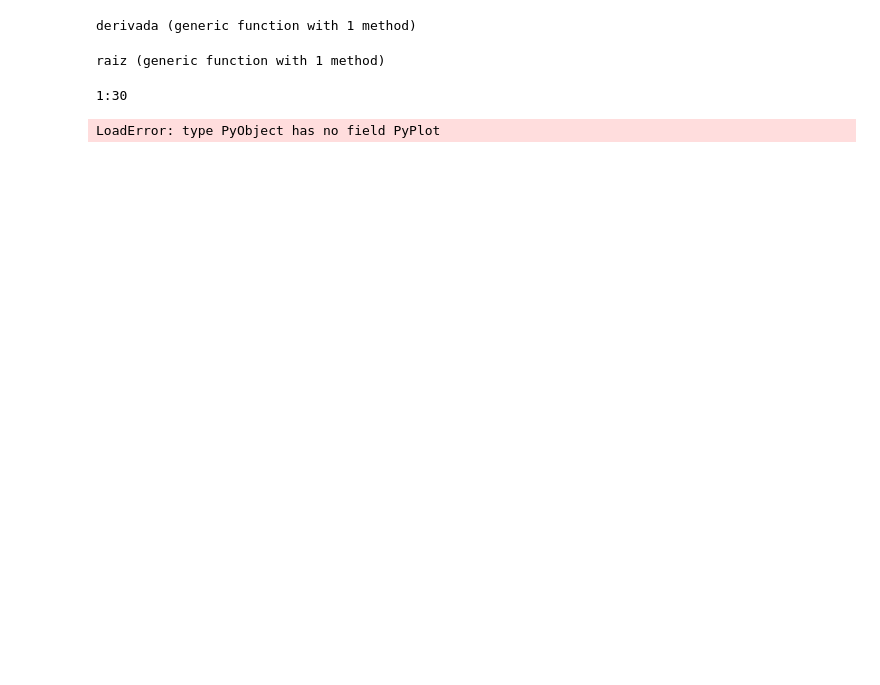
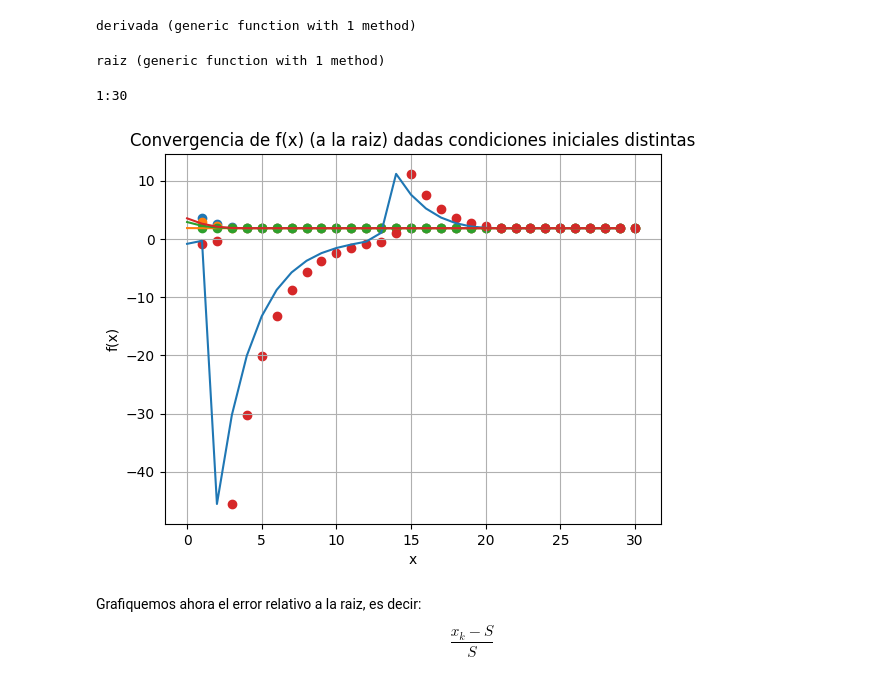
Before and after one commit to cecepassat/Fisica_Computacional_Cordero_Silis, a Jupyter notebook: Ejercicio_Tarea_4 _Jueves_31_de_Agosto.ipynb, the cells around one changed output. Drawn from its saved outputs; the diff is of its cells as text; code cells hidden in the pictures; blank space fills up the shorter version.

```diff
--- a/Ejercicio_Tarea_4 _Jueves_31_de_Agosto.ipynb
+++ b/Ejercicio_Tarea_4 _Jueves_31_de_Agosto.ipynb
@@ -39,23 +36,30 @@ end
 raiz (generic function with 1 method)
 # %%
 list1=raiz(0.1);
-list2=raiz(1.1);
-list3=raiz(1.5);
-list4=raiz(3.5);
+list2=raiz(2);
+list3=raiz(4);
+list4=raiz(5);
 listn = 1: length(list4)
 # %% [output]
 1:30
 # %%
 #yscale("symlog", linthreshy=0.05)
-#plot(real(list1))
-#plot(real(list2))
-#plot(real(list3))
-#plot(real(list4))
-matplotlib.PyPlot.scatter(listn,list4)
-matplotlib.PyPlot.scatter(listn,list3)
-matplotlib.PyPlot.scatter(listn,list2)
-matplotlib.PyPlot.scatter(listn,list1,s=20)
+plot(real(list1))
+plot(real(list2))
+plot(real(list3))
+plot(real(list4))
+PyPlot.scatter(listn,list4)
+PyPlot.scatter(listn,list3)
+PyPlot.scatter(listn,list2)
+PyPlot.scatter(listn,list1)
 
+xlabel("x")
+ylabel("f(x)")
+title("Convergencia de f(x) (a la raiz) dadas condiciones iniciales distintas")
+grid("on")
 show();
 # %% [output]
-LoadError: type PyObject has no field PyPlot
+[figure, added]
+# %% [markdown]
+Grafiquemos ahora el error relativo a la raiz, es decir:
+$$\frac{x_k-S}{S}$$
```
Also changed, not shown: parts of 15 cells of this notebook.
